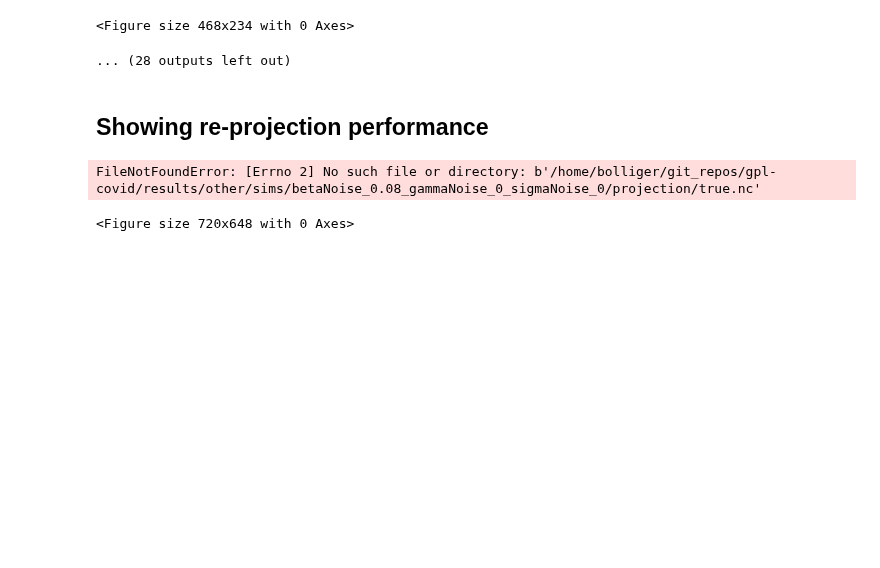
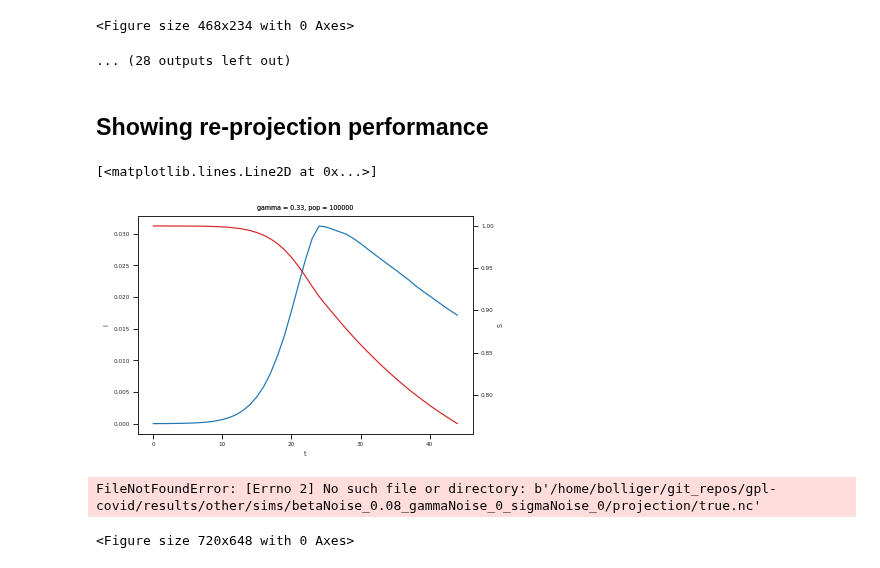
Before and after one commit to Global-Policy-Lab/gpl-covid, a Jupyter notebook: notebooks/iwb-sim_plots.ipynb, the cells around one changed output. Saved outputs shown, nothing was run; the diff lists cells and outputs as text; code cells hidden in the pictures; blank space fills up the shorter version.

```diff
--- a/notebooks/iwb-sim_plots.ipynb
+++ b/notebooks/iwb-sim_plots.ipynb
@@ -2,24 +2,27 @@
 %load_ext autoreload
 %autoreload 2
 
+import warnings
+
+import numpy as np
+
+import matplotlib as mpl
+import matplotlib.pyplot as plt
+import seaborn as sns
 import xarray as xr
-import numpy as np
-import seaborn as sns
-import matplotlib.pyplot as plt
-import matplotlib as mpl
 from codes import utils as cutil
 from codes.models import epi
-import warnings
 
-sns.set(context="paper", style="ticks", font_scale=.65)
-mpl.rc('figure', max_open_warning = 0)
+sns.set(context="paper", style="ticks", font_scale=0.65)
+mpl.rc("figure", max_open_warning=0)
 
 ## settings
+mn = 0.1
 bn = "Exp"
-sn = 0
-gn = 0
+gn = 0.01
+sn = 0.03
 
-dirname_sim = f"betaNoise_{bn}_gammaNoise_{gn}_sigmaNoise_{sn}"
+dirname_sim = f"measNoise_{mn}_betaNoise_{bn}_gammaNoise_{gn}_sigmaNoise_{sn}"
 out_home = cutil.RESULTS / "other" / "sims" / dirname_sim
 plot_dir = cutil.RESULTS / "figures" / "appendix" / "sims"
 plot_dir.mkdir(exist_ok=True)
@@ -202,6 +201,13 @@ for p in coeffs.pop.values:
 ... (28 outputs left out)
 # %% [markdown]
 ## Showing re-projection performance
+# %%
+reg_res_sir.isel(gamma=-1, pop=0).I.mean("sample").plot(color="tab:blue")
+ax2 = plt.gca().twinx()
+reg_res_sir.isel(gamma=-1, pop=0).S.mean("sample").plot(ax=ax2, color="tab:red")
+# %% [output]
+[<matplotlib.lines.Line2D at 0x...>]
+[figure, added]
 # %%
 true = xr.open_dataset(proj_dir / "true.nc")
 sir = xr.open_dataset(proj_dir / "pred_sir.nc")
```
Also changed, not shown: parts of 10 cells of this notebook, 6 other files.
